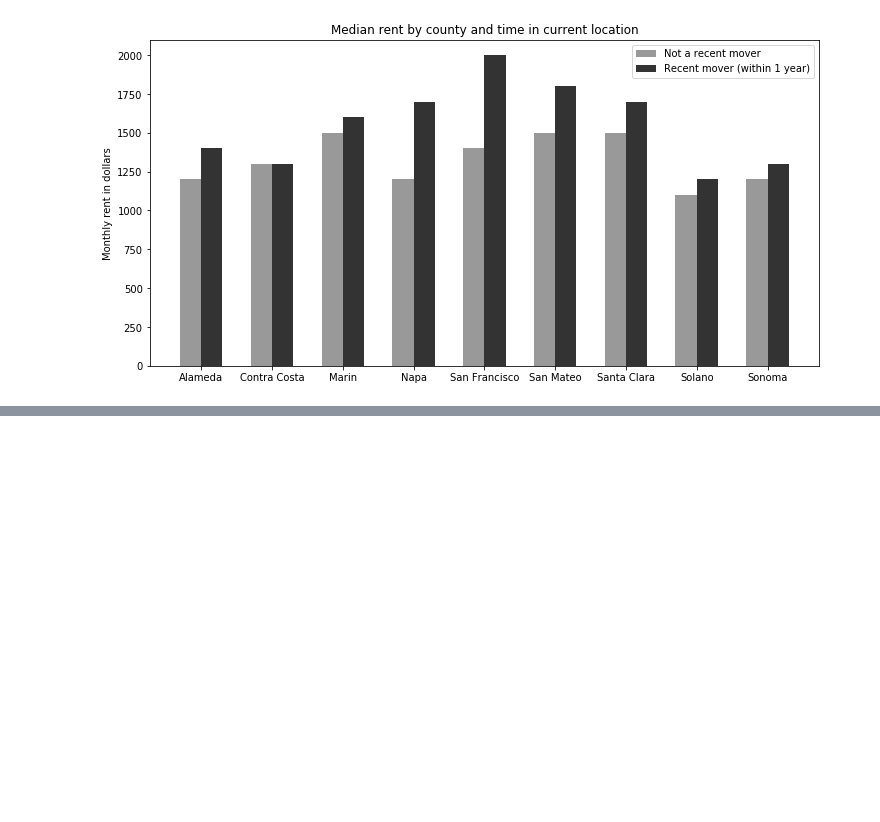
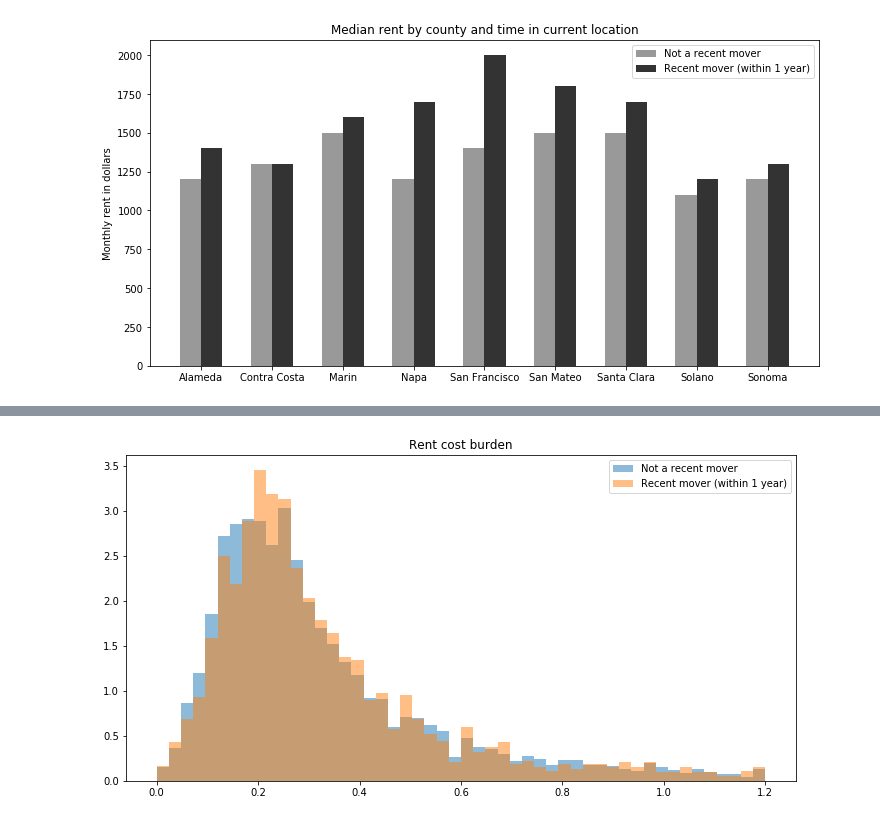
Before and after one commit to ual/displacement-chapter-replication, a Jupyter notebook: notebooks/PUMS-moveout.ipynb, the cells around one changed output, grey strips where cells are left out. Saved outputs shown, nothing was run; the diff lists cells and outputs as text; code cells hidden in the pictures; blank space fills up the shorter version.

```diff
--- a/notebooks/PUMS-moveout.ipynb
+++ b/notebooks/PUMS-moveout.ipynb
@@ -204,0 +207,9 @@ fig.savefig('../output/figure-median-rent.pdf')
+# %%
+pums['rent'] = pums.RNTP
+pums['income'] = pums.HINCP
+pums['moved'] = pums.MV.isin([1]).astype(int)
+# %%
+pums.loc[pums.income > 0, 'rent_burden'] = (pums.rent * 12) / pums.income
+# %%
+movers = pums.loc[(pums.rent > 0) & (pums.moved == 1)]
+non_movers = pums.loc[(pums.rent > 0) & (pums.moved == 0)]
@@ -204,0 +222,11 @@ fig.savefig('../output/figure-median-rent.pdf')
+# %%
+fig, ax = plt.subplots(figsize=(12,6))
+
+ax.hist(non_movers.rent_burden, range=(0,1.2), bins=50, normed=True, alpha=0.5, label='Not a recent mover')
+ax.hist(movers.rent_burden, range=(0,1.2), bins=50, normed=True, alpha=0.5, label='Recent mover (within 1 year)')
+
+plt.title('Rent cost burden')
+plt.legend()
+plt.show()
+# %% [output]
+[figure, added]
```
Also changed, not shown: parts of 7 cells of this notebook.
